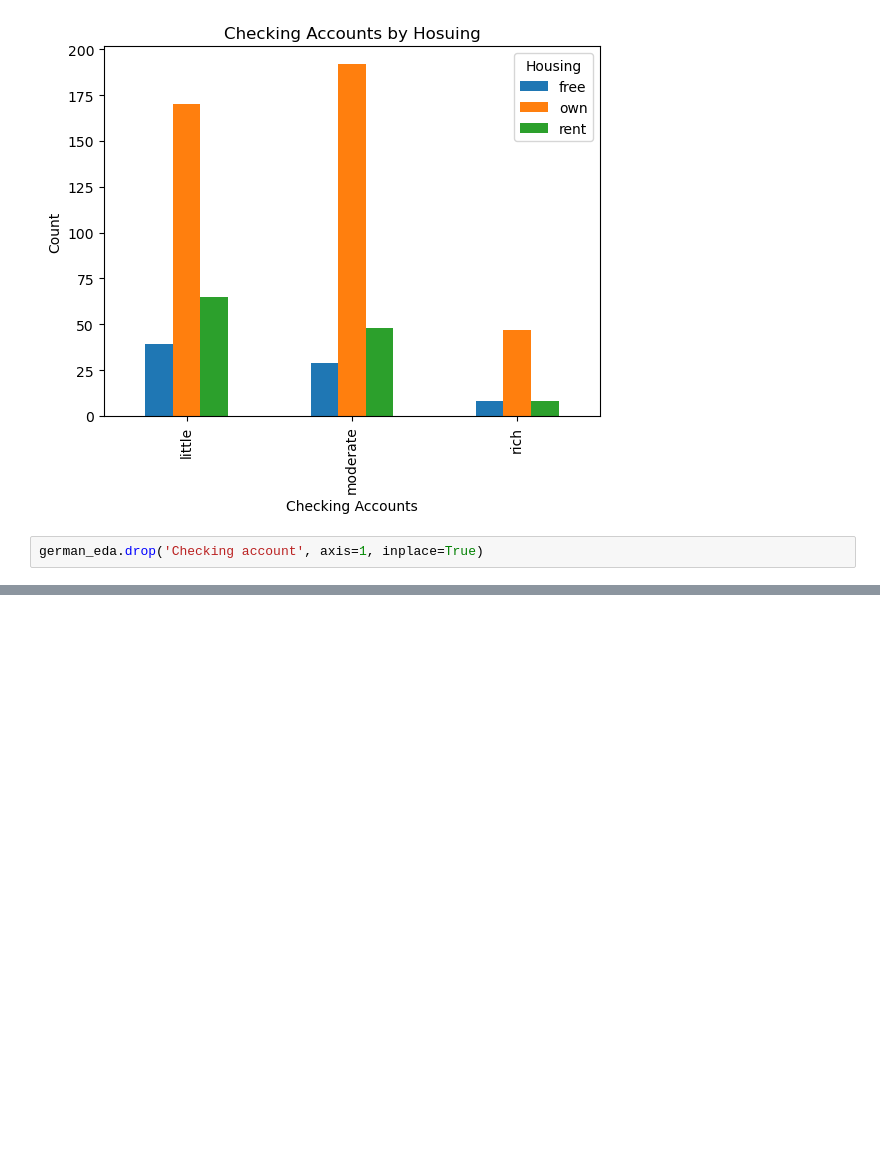
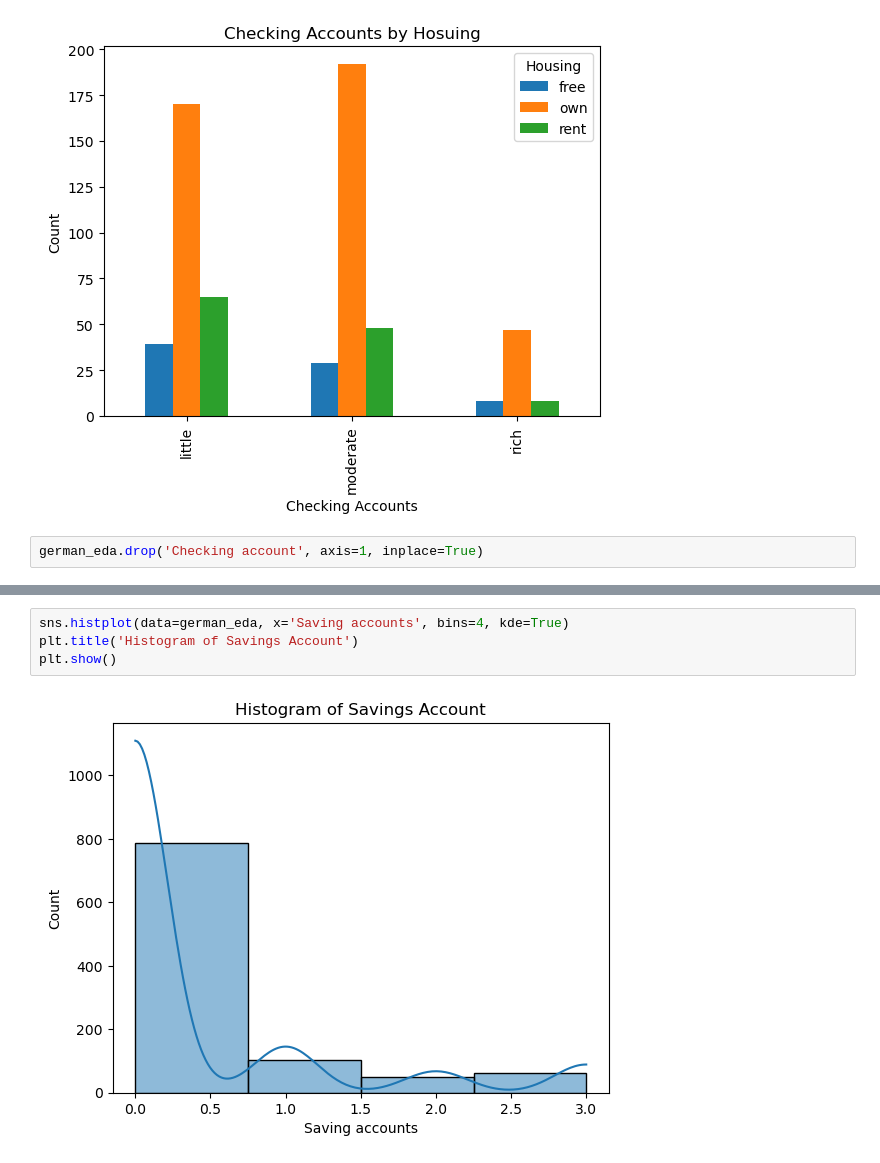
Before and after one commit to itsmearafik/Credit-Risk-Segmentation-Finance-, a Jupyter notebook: notebooks/app.ipynb, the cells around one changed output, grey strips where cells are left out. Drawn from its saved outputs; the diff is of its cells as text; blank space fills up the shorter version.

```diff
--- a/notebooks/app.ipynb
+++ b/notebooks/app.ipynb
@@ -203,0 +219,6 @@ dtype: int64
+# %%
+sns.histplot(data=german_eda, x='Saving accounts', bins=4, kde=True)
+plt.title('Histogram of Savings Account')
+plt.show()
+# %% [output]
+[figure, added]
```
Also changed, not shown: parts of 31 cells of this notebook.
